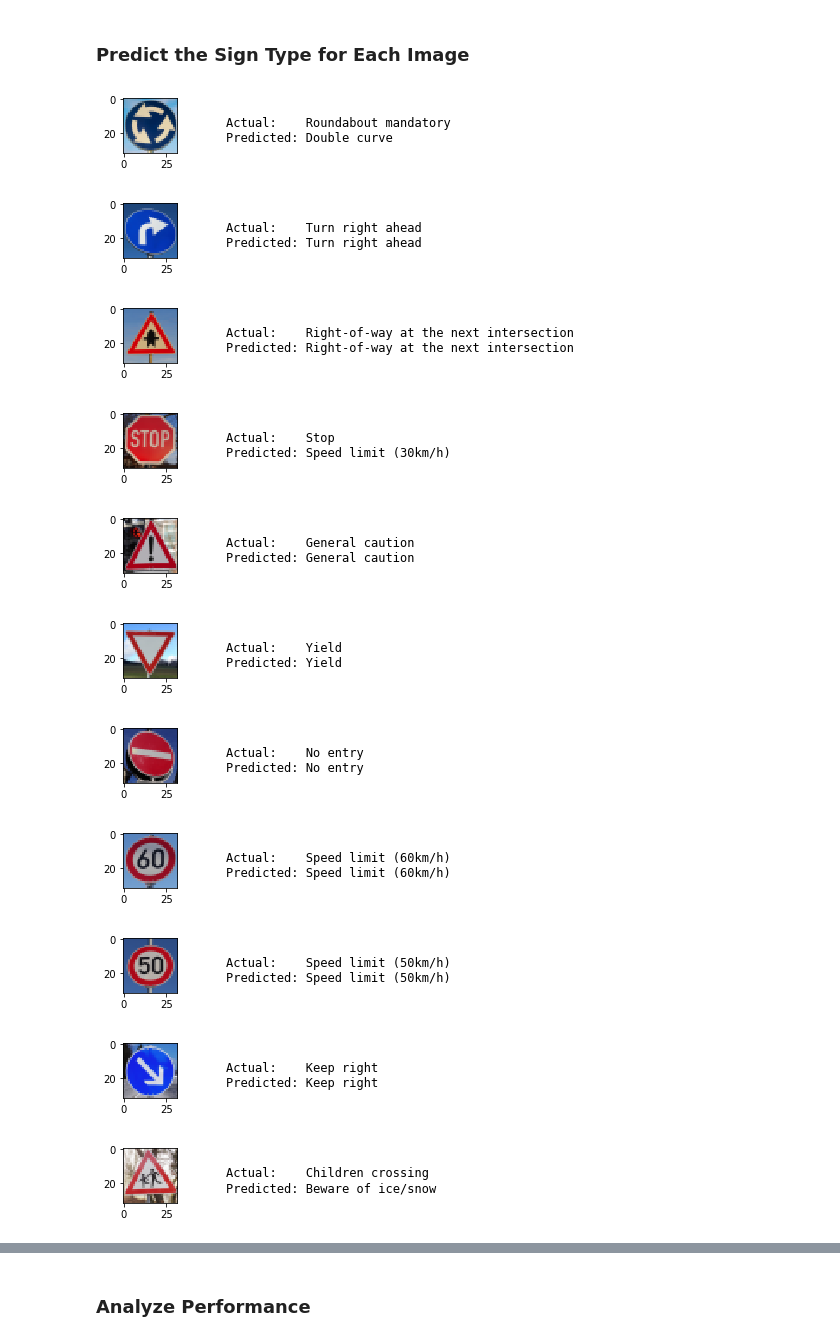
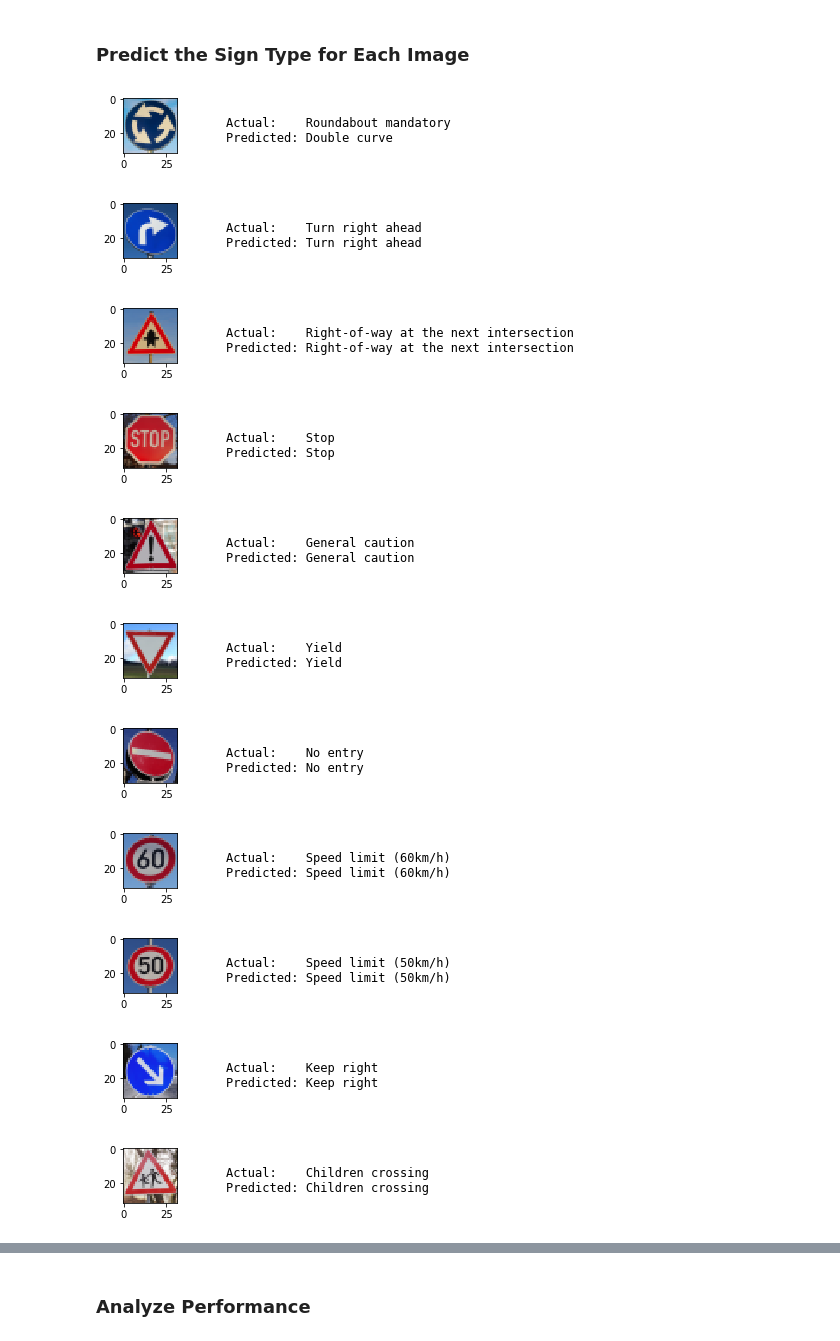
Before and after one commit to makkena19/CarND-Traffic-Sign-Classifier-Project, a Jupyter notebook: Traffic_Sign_Classifier.ipynb, the cells around one changed output, grey strips where cells are left out. Cells and saved outputs as stored; diff of their text form; code cells hidden in the pictures.

Commit message:
Added the Dropout in the model

```diff
--- a/Traffic_Sign_Classifier.ipynb
+++ b/Traffic_Sign_Classifier.ipynb
@@ -206,7 +206,7 @@ X_train, y_train = shuffle(X_train, y_train)
 ### Feel free to use as many code cells as needed.
 import tensorflow as tf
 
-EPOCHS = 50
+EPOCHS = 100
 BATCH_SIZE = 128
 # %%
 from tensorflow.contrib.layers import flatten
@@ -244,6 +244,9 @@ def LeNet(x):
     # SOLUTION: Flatten. Input = 5x5x16. Output = 400.
     fc0   = flatten(conv2)
 
+    #Dropout
+    fc0 = tf.nn.dropout(fc0, keep_prob)
+
     # SOLUTION: Layer 3: Fully Connected. Input = 400. Output = 120.
     fc1_W = tf.Variable(tf.truncated_normal(shape=(400, 120), mean = mu, stddev = sigma))
     fc1_b = tf.Variable(tf.zeros(120))
@@ -260,9 +263,6 @@ def LeNet(x):
     # SOLUTION: Activation.
     fc2    = tf.nn.relu(fc2)
 
-    #Dropout
-#    fc2 = tf.nn.dropout(fc2, keep_prob)
-
     # SOLUTION: Layer 5: Fully Connected. Input = 84. Output = 43.
     fc3_W  = tf.Variable(tf.truncated_normal(shape=(84, 43), mean = mu, stddev = sigma))
     fc3_b  = tf.Variable(tf.zeros(43))
@@ -414,38 +414,38 @@ plt.show()
 # %%
 ### Run the predictions here and use the model to output the prediction for each image.
 ### Make sure to pre-process the images with the same pre-processing pipeline used earlier.
 ### Feel free to use as many code cells as needed.
 ### Run the predictions here and use the model to output the prediction for each image.
 ### Make sure to pre-process the images with the same pre-processing pipeline used earlier.
 ### Feel free to use as many code cells as needed.
 X_new_images_p = preprocess(X_new_images)
 y_new_images = [40, 33, 11, 14, 18, 13, 17, 3, 2, 38, 28, 27]
 
 with tf.Session() as sess:
     saver.restore(sess,tf.train.latest_checkpoint('.'))
 
-    prediction = sess.run(tf.argmax(logits, 1), feed_dict={x: X_new_images_p})
+    prediction = sess.run(tf.argmax(logits, 1), feed_dict={x: X_new_images_p, keep_prob: 1.0})
 
     for (i,v) in enumerate(prediction):
 #        print("Actual:    %s Predicted: %s" % (i,v))
         annotation = "Actual:    %s\nPredicted: %s" % (
         sign_names[y_new_images[i]], sign_names[v])
         fig = plt.figure(figsize=(1,1))
         plt.imshow(X_new_images[i])
         plt.annotate(annotation,xy=(0,0), xytext=(60,25), fontsize=12, family='monospace')
         plt.show()
 # %% [output]
 [figure]
 [figure]
 [figure]
-[figure, old version]
+[figure, new version]
 [figure]
 [figure]
 [figure]
 [figure]
 [figure]
 [figure]
-[figure, old version]
+[figure, new version]
 [figure]
 # %% [markdown]
 ### Analyze Performance
```
Also changed, not shown: parts of 5 cells of this notebook, 4 other files.
